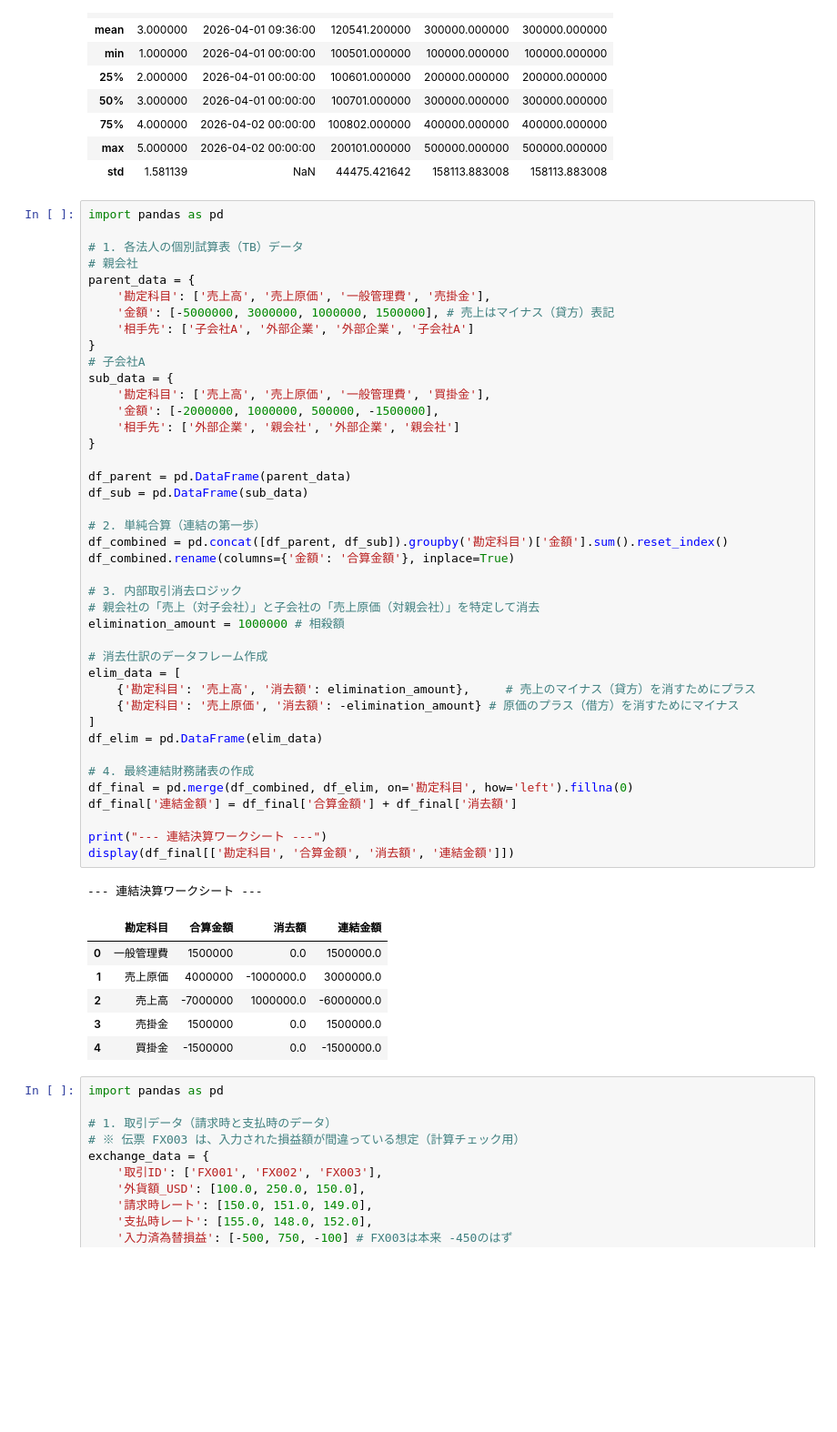
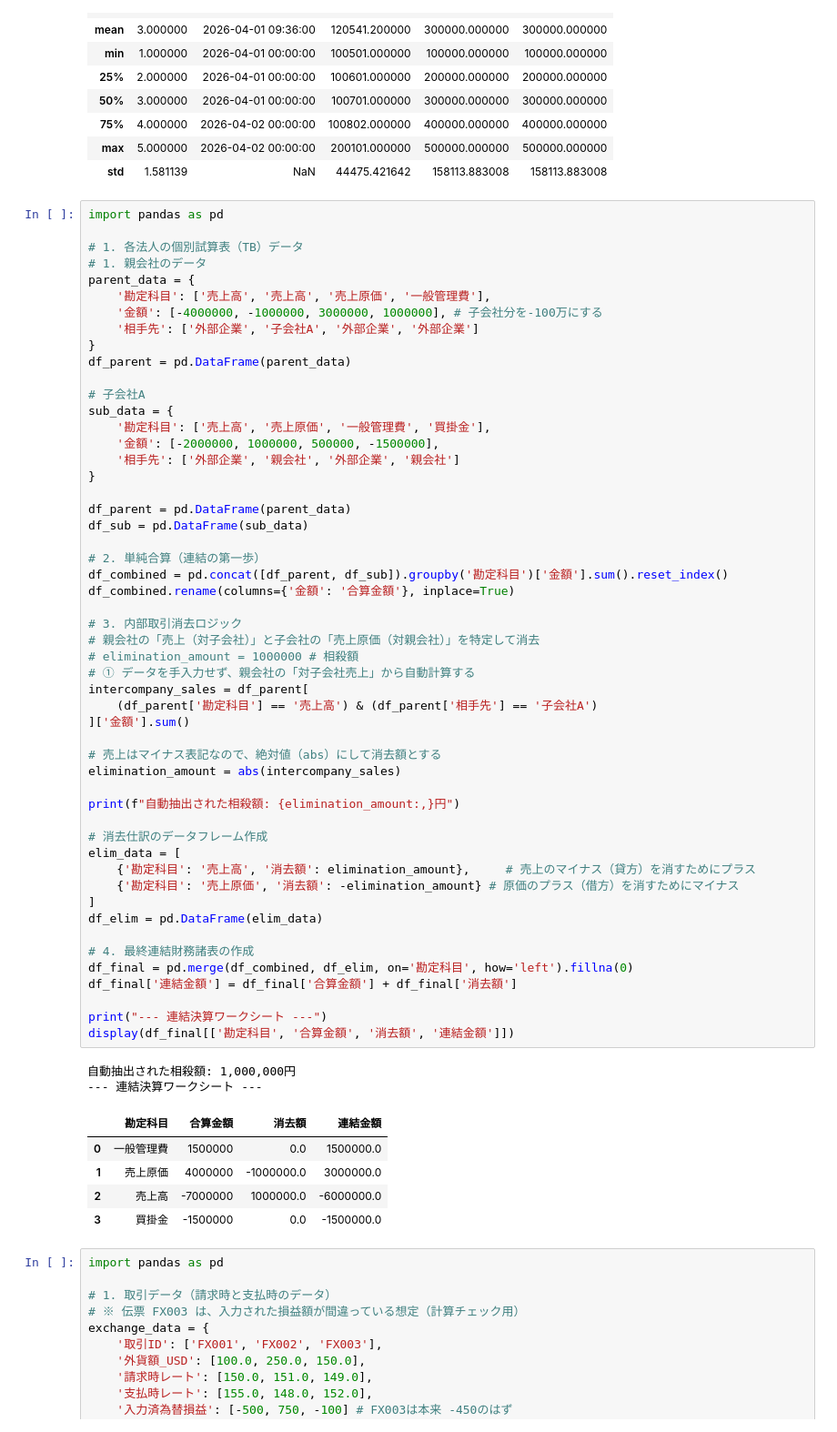
Before and after one commit to Koji-Accounting-Tech/D365-Finance-Data-Validator, a Jupyter notebook: D365_Data_Processing.ipynb, the cells around one changed output. Shown at 91% size. Saved outputs shown, nothing was run; the diff lists cells and outputs as text; blank space fills up the shorter version.

```diff
--- a/D365_Data_Processing.ipynb
+++ b/D365_Data_Processing.ipynb
@@ -35,12 +35,14 @@ display(df.describe())
 import pandas as pd
 
 # 1. 各法人の個別試算表（TB）データ
-# 親会社
+# 1. 親会社のデータ
 parent_data = {
-    '勘定科目': ['売上高', '売上原価', '一般管理費', '売掛金'],
-    '金額': [-5000000, 3000000, 1000000, 1500000], # 売上はマイナス（貸方）表記
-    '相手先': ['子会社A', '外部企業', '外部企業', '子会社A']
+    '勘定科目': ['売上高', '売上高', '売上原価', '一般管理費'],
+    '金額': [-4000000, -1000000, 3000000, 1000000], # 子会社分を-100万にする
+    '相手先': ['外部企業', '子会社A', '外部企業', '外部企業']
 }
+df_parent = pd.DataFrame(parent_data)
+
 # 子会社A
 sub_data = {
     '勘定科目': ['売上高', '売上原価', '一般管理費', '買掛金'],
@@ -50,36 +52,45 @@ sub_data = {
 
 df_parent = pd.DataFrame(parent_data)
 df_sub = pd.DataFrame(sub_data)
 
 # 2. 単純合算（連結の第一歩）
 df_combined = pd.concat([df_parent, df_sub]).groupby('勘定科目')['金額'].sum().reset_index()
 df_combined.rename(columns={'金額': '合算金額'}, inplace=True)
 
 # 3. 内部取引消去ロジック
 # 親会社の「売上（対子会社）」と子会社の「売上原価（対親会社）」を特定して消去
-elimination_amount = 1000000 # 相殺額
+# elimination_amount = 1000000 # 相殺額
+# ① データを手入力せず、親会社の「対子会社売上」から自動計算する
+intercompany_sales = df_parent[
+    (df_parent['勘定科目'] == '売上高') & (df_parent['相手先'] == '子会社A')
+]['金額'].sum()
+
+# 売上はマイナス表記なので、絶対値（abs）にして消去額とする
+elimination_amount = abs(intercompany_sales)
+
+print(f"自動抽出された相殺額: {elimination_amount:,}円")
 
 # 消去仕訳のデータフレーム作成
 elim_data = [
     {'勘定科目': '売上高', '消去額': elimination_amount},     # 売上のマイナス（貸方）を消すためにプラス
     {'勘定科目': '売上原価', '消去額': -elimination_amount} # 原価のプラス（借方）を消すためにマイナス
 ]
 df_elim = pd.DataFrame(elim_data)
 
 # 4. 最終連結財務諸表の作成
 df_final = pd.merge(df_combined, df_elim, on='勘定科目', how='left').fillna(0)
 df_final['連結金額'] = df_final['合算金額'] + df_final['消去額']
 
 print("--- 連結決算ワークシート ---")
 display(df_final[['勘定科目', '合算金額', '消去額', '連結金額']])
 # %% [output]
+自動抽出された相殺額: 1,000,000円
 --- 連結決算ワークシート ---
 |  | 勘定科目 | 合算金額 | 消去額 | 連結金額 |
 | 0 | 一般管理費 | 1500000 | 0.0 | 1500000.0 |
 | 1 | 売上原価 | 4000000 | -1000000.0 | 3000000.0 |
 | 2 | 売上高 | -7000000 | 1000000.0 | -6000000.0 |
-| 3 | 売掛金 | 1500000 | 0.0 | 1500000.0 |
-| 4 | 買掛金 | -1500000 | 0.0 | -1500000.0 |
+| 3 | 買掛金 | -1500000 | 0.0 | -1500000.0 |
 # %%
 import pandas as pd
 
```
